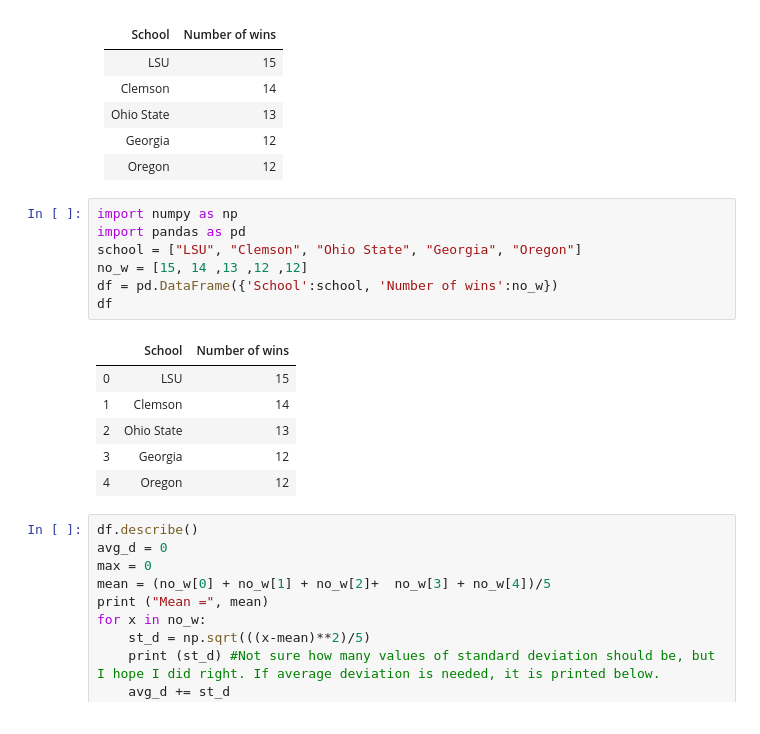
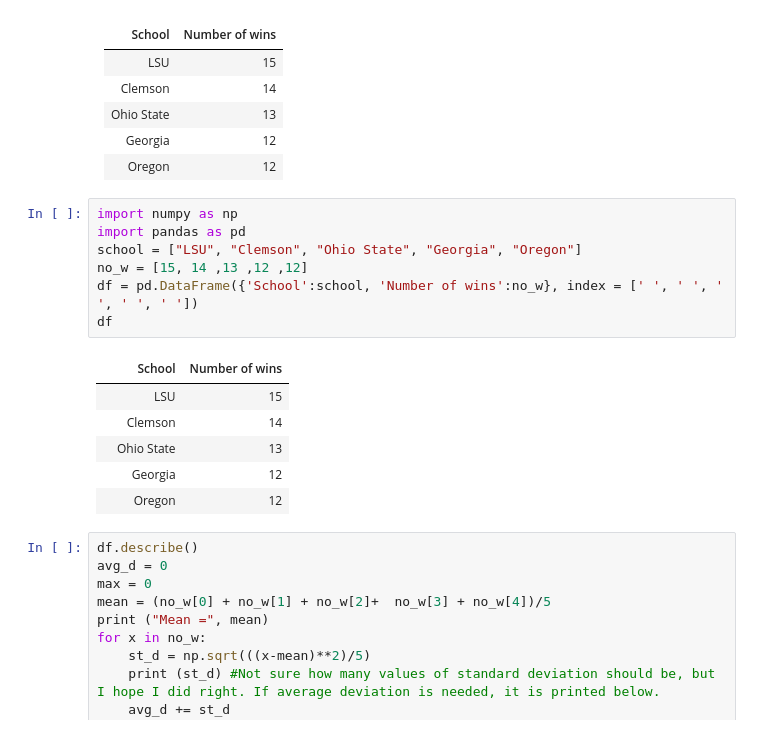
Before and after one commit to gageen1/PETE_2061, a Jupyter notebook: Georgii_Ageenkov_lab4_workbook.ipynb, the cells around one changed output. Cells and saved outputs as stored; diff of their text form.

```diff
--- a/Georgii_Ageenkov_lab4_workbook.ipynb
+++ b/Georgii_Ageenkov_lab4_workbook.ipynb
@@ -78,17 +78,17 @@ This is less loud than Quiet room.
 # %%
 import numpy as np
 import pandas as pd
 school = ["LSU", "Clemson", "Ohio State", "Georgia", "Oregon"]
 no_w = [15, 14 ,13 ,12 ,12]
-df = pd.DataFrame({'School':school, 'Number of wins':no_w})
+df = pd.DataFrame({'School':school, 'Number of wins':no_w}, index = [' ', ' ', ' ', ' ', ' '])
 df
 # %% [output]
 |  | School | Number of wins |
-| 0 | LSU | 15 |
-| 1 | Clemson | 14 |
-| 2 | Ohio State | 13 |
-| 3 | Georgia | 12 |
-| 4 | Oregon | 12 |
+|  | LSU | 15 |
+|  | Clemson | 14 |
+|  | Ohio State | 13 |
+|  | Georgia | 12 |
+|  | Oregon | 12 |
 # %%
 df.describe()
 avg_d = 0
```
Also changed, not shown: parts of 2 cells of this notebook, 3 other files.
